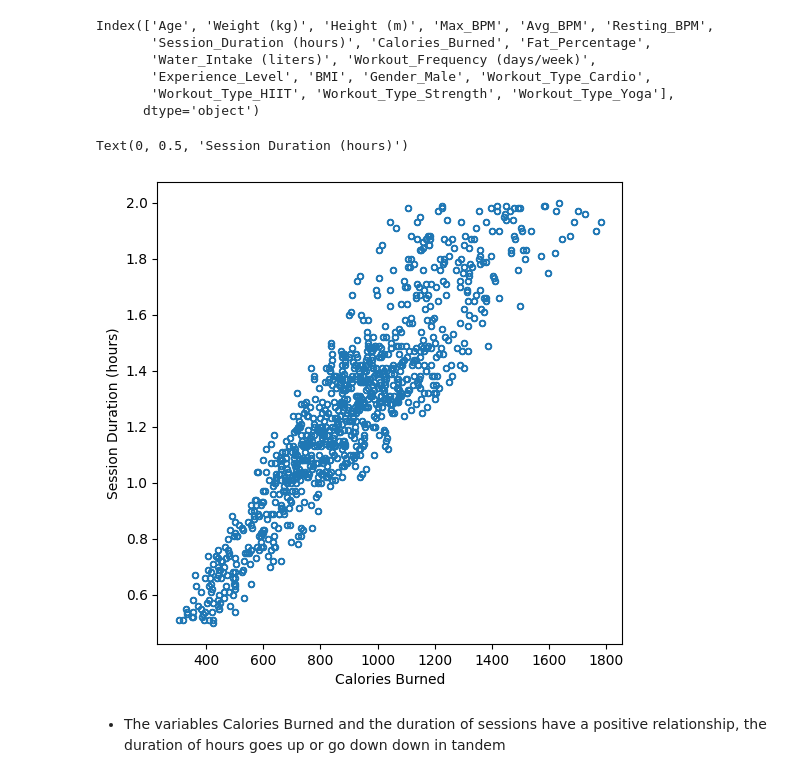
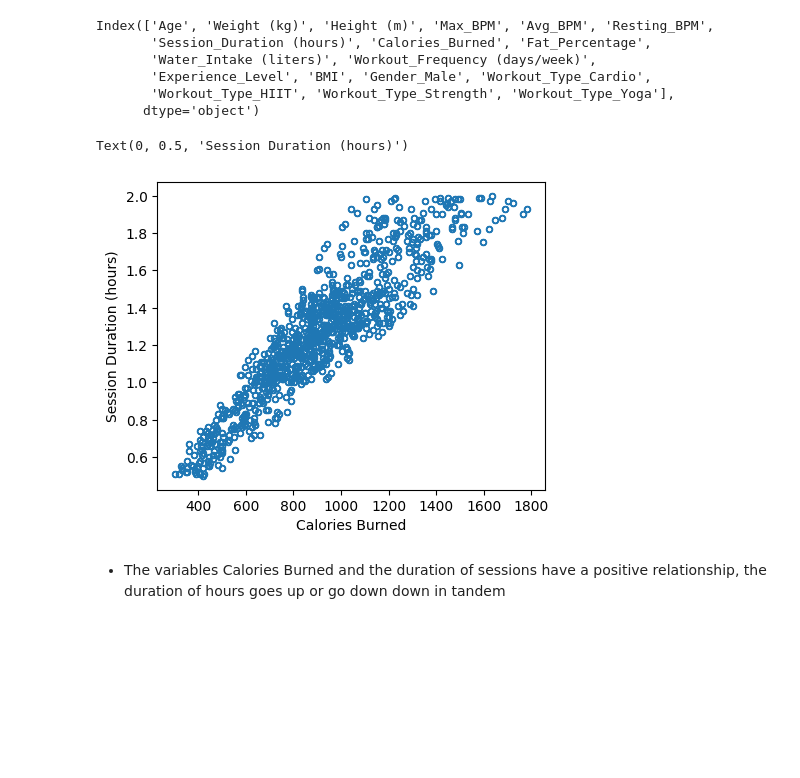
Before and after one commit to lucaspinheiro27/Python_statistics, a Jupyter notebook: Jupyter_notebooks/Gym_members.ipynb, the cells around one changed output. Cells and saved outputs as stored; diff of their text form; code cells hidden in the pictures; blank space fills up the shorter version.

```diff
--- a/Jupyter_notebooks/Gym_members.ipynb
+++ b/Jupyter_notebooks/Gym_members.ipynb
@@ -83,12 +83,12 @@ Index(['Age', 'Weight (kg)', 'Height (m)', 'Max_BPM', 'Avg_BPM', 'Resting_BPM',
        'Workout_Type_HIIT', 'Workout_Type_Strength', 'Workout_Type_Yoga'],
       dtype='object')
 # %%
-ax = gym.plot.scatter(x='Calories_Burned', y='Session_Duration (hours)', figsize=(6,6), marker='$\u25EF$')
+ax = gym.plot.scatter(x='Calories_Burned', y='Session_Duration (hours)', figsize=(5,4), marker='$\u25EF$')
 ax.set_xlabel('Calories Burned')
 ax.set_ylabel('Session Duration (hours)')
 # %% [output]
 Text(0, 0.5, 'Session Duration (hours)')
-[figure, old version]
+[figure, new version]
 # %% [markdown]
 * The variables Calories Burned and the duration of sessions have a positive relationship, the duration of hours goes up or go down down in tandem
 # %% [markdown]
```
Also changed, not shown: parts of 6 cells of this notebook.
